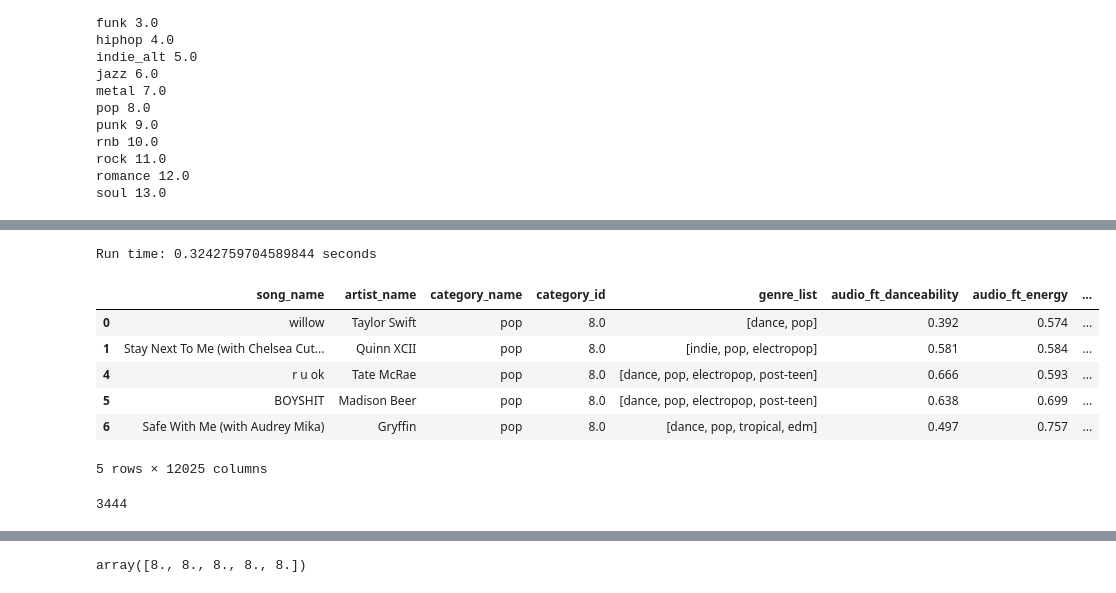
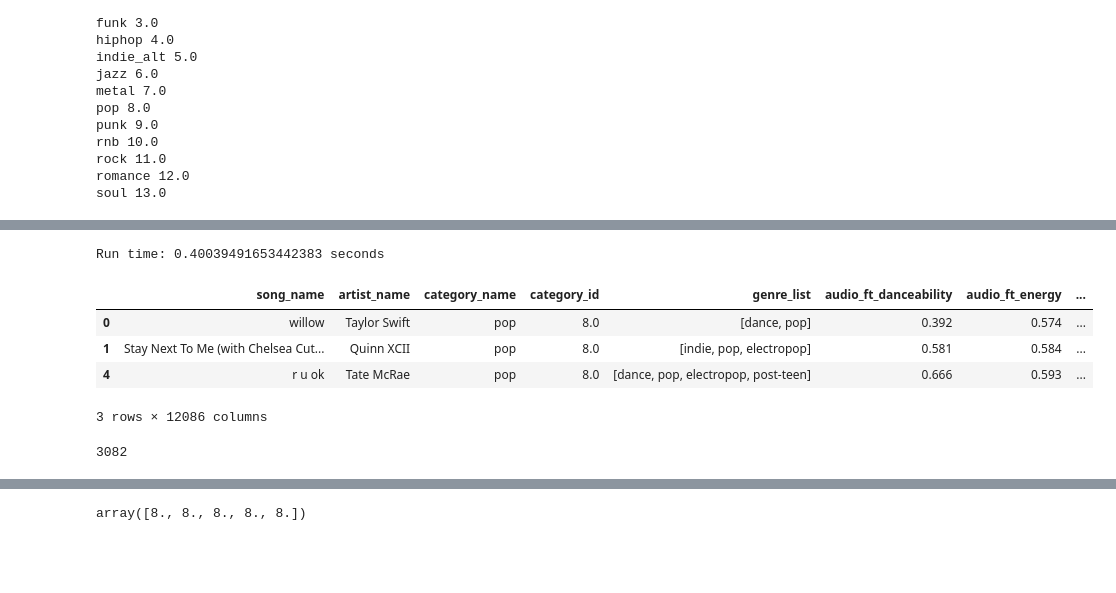
Before and after one commit to hannahkidwell/NLP-Spotify-Genres, a Jupyter notebook: Notebooks/random_forest_models/smoteenn_rf_model.ipynb, the cells around one changed output, grey strips where cells are left out. Cells and saved outputs as stored; diff of their text form; code cells hidden in the pictures; blank space fills up the shorter version.

```diff
--- a/Notebooks/random_forest_models/smoteenn_rf_model.ipynb
+++ b/Notebooks/random_forest_models/smoteenn_rf_model.ipynb
@@ -172,28 +163,26 @@ Run time: 48.19620895385742 seconds
 # %%
 # Create non destructive copy and remove the unnecessary indeces
 t0 = time.time()
 filtered_lyric_TF_df2 = filtered_lyric_TF_df.drop(indeces_to_remove)
 t1 = time.time()
 print(f'Run time: {t1-t0} seconds')
-filtered_lyric_TF_df2.head()
+filtered_lyric_TF_df2.head(3)
 # %% [output]
-Run time: 0.3242759704589844 seconds
+Run time: 0.40039491653442383 seconds
 |  | song_name | artist_name | category_name | category_id | genre_list | audio_ft_danceability | audio_ft_energy | ... |
 | 0 | willow | Taylor Swift | pop | 8.0 | [dance, pop] | 0.392 | 0.574 | ... |
 | 1 | Stay Next To Me (with Chelsea Cut... | Quinn XCII | pop | 8.0 | [indie, pop, electropop] | 0.581 | 0.584 | ... |
 | 4 | r u ok | Tate McRae | pop | 8.0 | [dance, pop, electropop, post-teen] | 0.666 | 0.593 | ... |
-| 5 | BOYSHIT | Madison Beer | pop | 8.0 | [dance, pop, electropop, post-teen] | 0.638 | 0.699 | ... |
-| 6 | Safe With Me (with Audrey Mika) | Gryffin | pop | 8.0 | [dance, pop, tropical, edm] | 0.497 | 0.757 | ... |
-5 rows × 12025 columns
+3 rows × 12086 columns
 # %%
 # Remove the romance, punk, and blues categories
 filtered_lyric_TF_df2 = filtered_lyric_TF_df2[filtered_lyric_TF_df2['category_name']!='romance']
 filtered_lyric_TF_df2 = filtered_lyric_TF_df2[filtered_lyric_TF_df2['category_name']!='punk']
 filtered_lyric_TF_df2 = filtered_lyric_TF_df2[filtered_lyric_TF_df2['category_name']!='blues']
-#filtered_lyric_TF_df2 = filtered_lyric_TF_df2[filtered_lyric_TF_df2['category_name']!='indie_alt']
+filtered_lyric_TF_df2 = filtered_lyric_TF_df2[filtered_lyric_TF_df2['category_name']!='indie_alt']
 len(filtered_lyric_TF_df2)
 # %% [output]
-3444
+3082
 # %%
 # Print how many songs there are in each category
 category_list = ['blues', 'classical', 'country', 'funk', 'hiphop', 'indie_alt', 'jazz',
```
Also changed, not shown: parts of 20 cells of this notebook, 4 other files.
